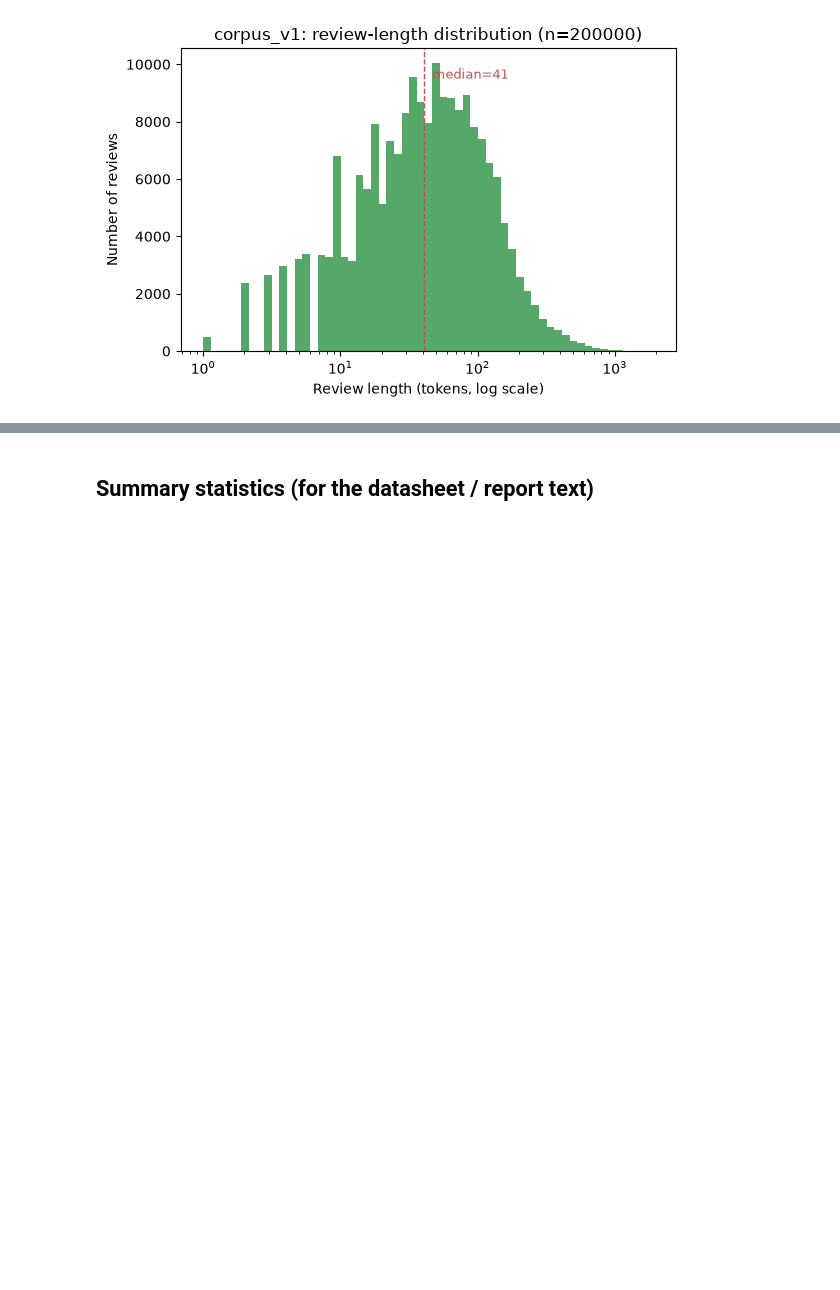
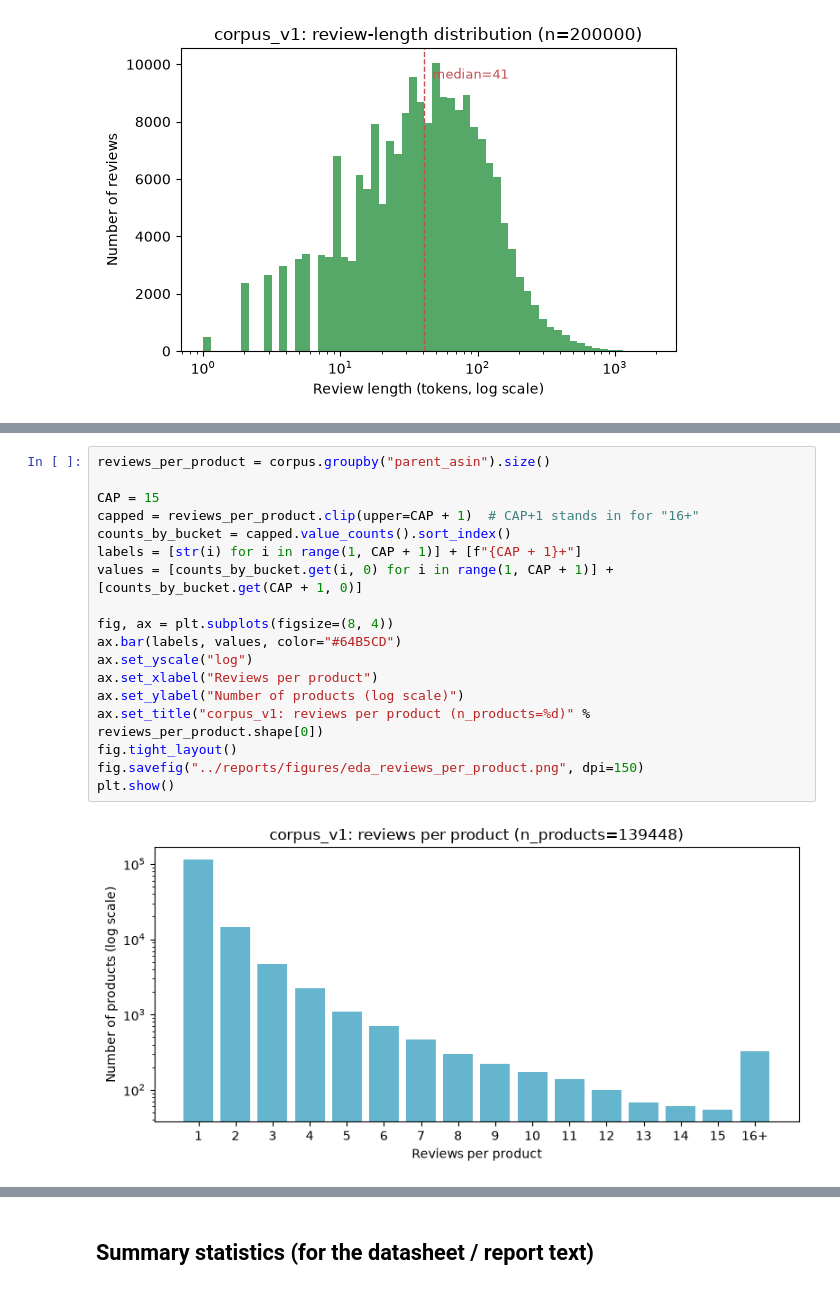
Before and after one commit to VoidZai/Multimodal-Review-Analysis, a Jupyter notebook: notebooks/01_eda.ipynb, the cells around one changed output, grey strips where cells are left out. Saved outputs shown, nothing was run; the diff lists cells and outputs as text; blank space fills up the shorter version.

```diff
--- a/notebooks/01_eda.ipynb
+++ b/notebooks/01_eda.ipynb
@@ -89,0 +121,20 @@ plt.show()
+# %%
+reviews_per_product = corpus.groupby("parent_asin").size()
+
+CAP = 15
+capped = reviews_per_product.clip(upper=CAP + 1)  # CAP+1 stands in for "16+"
+counts_by_bucket = capped.value_counts().sort_index()
+labels = [str(i) for i in range(1, CAP + 1)] + [f"{CAP + 1}+"]
+values = [counts_by_bucket.get(i, 0) for i in range(1, CAP + 1)] + [counts_by_bucket.get(CAP + 1, 0)]
+
+fig, ax = plt.subplots(figsize=(8, 4))
+ax.bar(labels, values, color="#64B5CD")
+ax.set_yscale("log")
+ax.set_xlabel("Reviews per product")
+ax.set_ylabel("Number of products (log scale)")
+ax.set_title("corpus_v1: reviews per product (n_products=%d)" % reviews_per_product.shape[0])
+fig.tight_layout()
+fig.savefig("../reports/figures/eda_reviews_per_product.png", dpi=150)
+plt.show()
+# %% [output]
+[figure, added]
```
Also changed, not shown: parts of 6 cells of this notebook, 5 other files.
